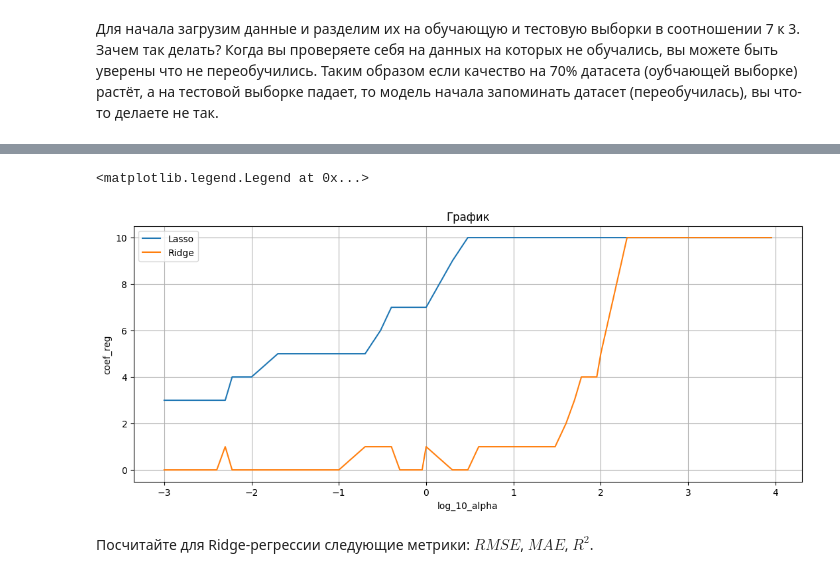
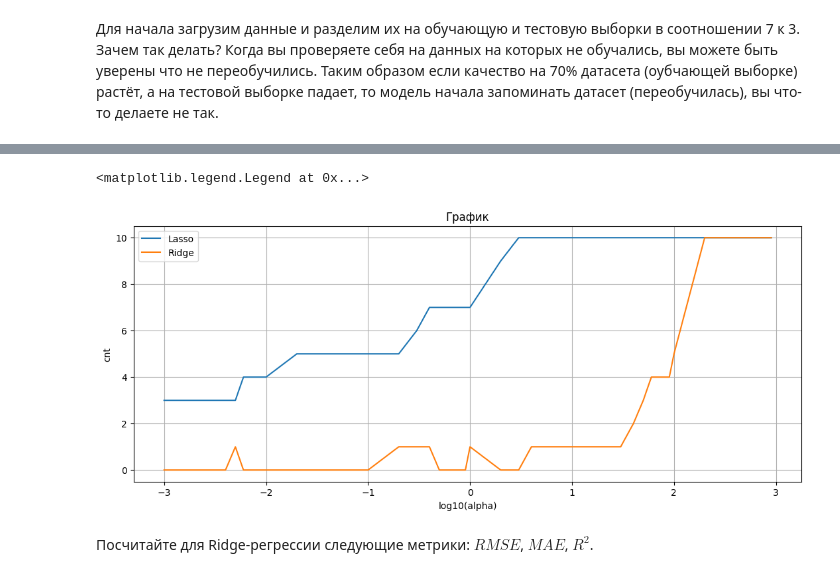
Before and after one commit to Qwerty-terr/task4, a Jupyter notebook: task4_linreg_tune_practice.ipynb, the cells around one changed output, grey strips where cells are left out. Cells and saved outputs as stored; diff of their text form; code cells hidden in the pictures.

```diff
--- a/task4_linreg_tune_practice.ipynb
+++ b/task4_linreg_tune_practice.ipynb
@@ -22,7 +22,7 @@ Populating the interactive namespace from numpy and matplotlib
 Для начала загрузим данные и разделим их на обучающую и тестовую выборки в соотношении 7 к 3. Зачем так делать? Когда вы проверяете себя на данных на которых не обучались, вы можете быть уверены что не переобучились. Таким образом если качество на 70% датасета (оубчающей выборке) растёт, а на тестовой выборке падает, то модель начала запоминать датасет (переобучилась), вы что-то делаете не так.
 # %%
 data = load_diabetes()
-X_train, X_test, y_train, y_test = train_test_split(data.data, data.target, train_size=0.7, random_state=241)
+x_train, x_test, y_train, y_test = train_test_split(data.data, data.target, train_size=0.7, random_state=241)
 # %% [markdown]
 __Задание 1.__ Обучение линейной регрессии.
 
@@ -36,8 +34,9 @@ from sklearn import datasets, linear_model
 from sklearn.linear_model import Ridge, Lasso
 import numpy as np
 # %%
-alphas = [
-    m * (10 ** p)
-    for p in range(-3, 4)
-    for m in range(1, 10)
-]
+EPS = 2
+alphas = []
+for p in range(-3, 3):
+     for i in range(1, 10):
+         alpha = i * (10 ** p)
+         alphas.append(alpha)
@@ -67,26 +57,28 @@ ridge_res = Parallel(n_jobs=-1)(delayed(count_coef_ridge)(alp) for alp in alphas
+# %%
+import math
+from joblib import Parallel, delayed
+
+def f(alpha):
+    regression = linear_model.Ridge(alpha=alpha)
+    regression.fit(x_train, y_train)
+    prediction = regression.predict(x_test)
+    ret = 0
+    for i in regression.coef_:
+        ret += abs(i) < 5
+    return ret
+
+Ridge_cnts = Parallel(n_jobs=-1)(delayed(f)(alpha) for alpha in alphas)
 # %%
-#просто график как-то странно выглядит, ниже логарифмированный
-# import matplotlib.pyplot as plt
-# f, (ax) = plt.subplots(1, 1, figsize=(13, 5))
-# ax.plot(np.array([i for i in alphas]), lasso_res, label='Lasso')
-# ax.plot(np.array([i for i in alphas]), ridge_res, label='Ridge')
-# ax.set_title(u"График")
-# ax.set_xlabel(u"alpha")
-# ax.set_ylabel(u"coef_reg")
-# ax.grid()
-# ax.legend()
+f, (ax) = plt.subplots(1, 1, figsize=(13, 5))
+ax.plot([math.log(i, 10) for i in alphas], Lasso_cnts, label='Lasso')
+ax.plot([math.log(i, 10) for i in alphas], Ridge_cnts, label='Ridge')
+ax.set_title(u"График")
+ax.set_xlabel(u"log10(alpha)")
+ax.set_ylabel(u"cnt")
+ax.grid()
+ax.legend()
+# %% [output]
+<matplotlib.legend.Legend at 0x...>
+[figure, added]
-# %%
-import matplotlib.pyplot as plt
-f, (ax) = plt.subplots(1, 1, figsize=(13, 5))
-ax.plot(np.array([math.log(i, 10) for i in alphas]), lasso_res, label='Lasso')
-ax.plot(np.array([math.log(i, 10) for i in alphas]), ridge_res, label='Ridge')
-ax.set_title(u"График")
-ax.set_xlabel(u"log_10_alpha")
-ax.set_ylabel(u"coef_reg")
-ax.grid()
-ax.legend()
-# %% [output]
-<matplotlib.legend.Legend at 0x...>
-[figure, removed]
 # %% [markdown]
 Посчитайте для Ridge-регрессии следующие метрики: $RMSE$, $MAE$, $R^2$.
```
Also changed, not shown: parts of 18 cells of this notebook.
